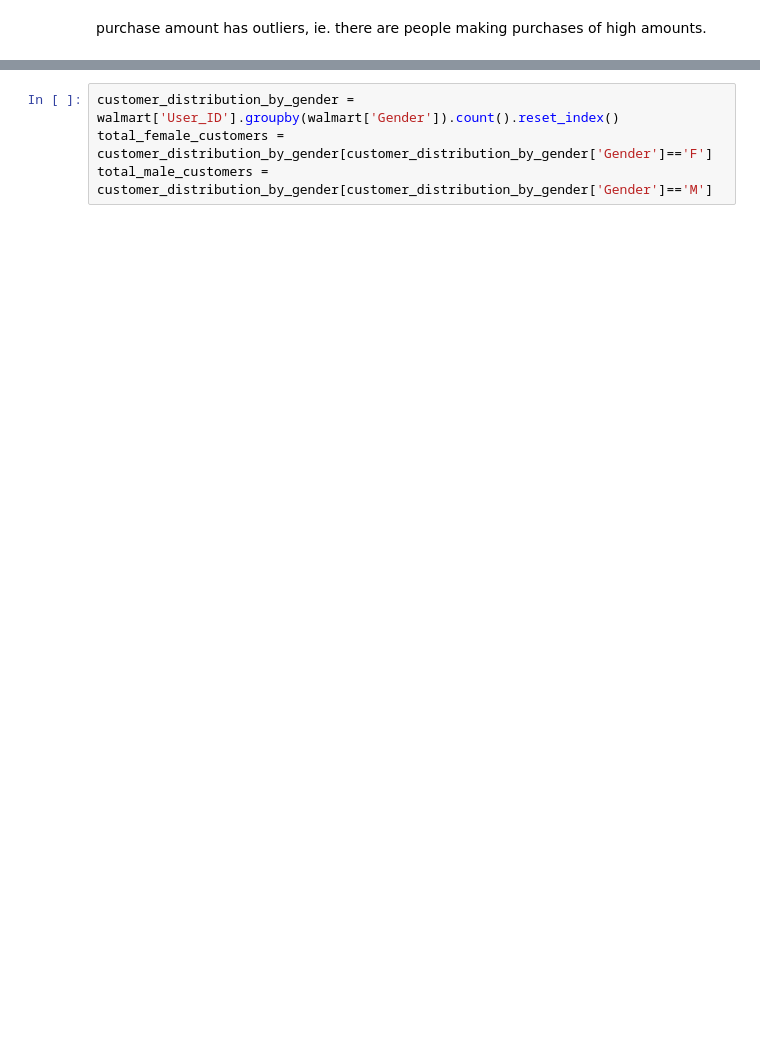
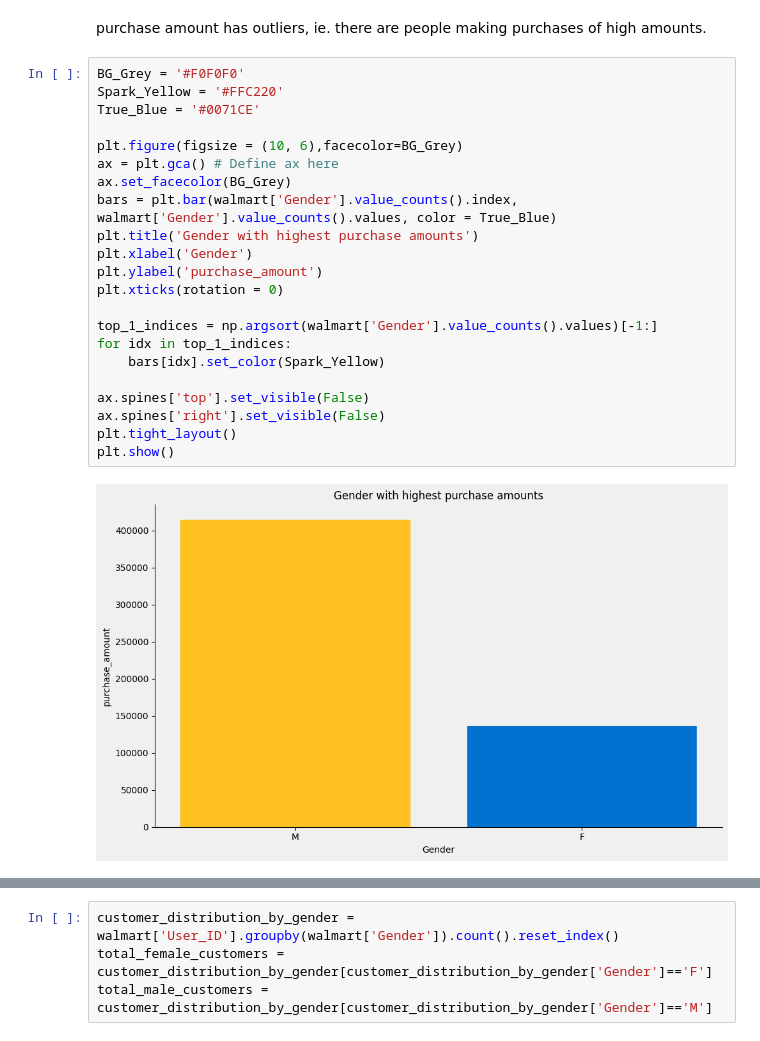
Before and after one commit to RichaGaharwar/Walmart---Confidence-Interval-CLT, a Jupyter notebook: Walmart_Confidence_Interval_&_CLT.ipynb, the cells around one changed output, grey strips where cells are left out. Drawn from its saved outputs; the diff is of its cells as text; blank space fills up the shorter version.

```diff
--- a/Walmart_Confidence_Interval_&_CLT.ipynb
+++ b/Walmart_Confidence_Interval_&_CLT.ipynb
@@ -204,2 +209,26 @@ plt.show()
 # %% [markdown]
 purchase amount has outliers, ie. there are people making purchases of high amounts.
+# %%
+BG_Grey = '#F0F0F0'
+Spark_Yellow = '#FFC220'
+True_Blue = '#0071CE'
+
+plt.figure(figsize = (10, 6),facecolor=BG_Grey)
+ax = plt.gca() # Define ax here
+ax.set_facecolor(BG_Grey)
+bars = plt.bar(walmart['Gender'].value_counts().index, walmart['Gender'].value_counts().values, color = True_Blue)
+plt.title('Gender with highest purchase amounts')
+plt.xlabel('Gender')
+plt.ylabel('purchase_amount')
+plt.xticks(rotation = 0)
+
+top_1_indices = np.argsort(walmart['Gender'].value_counts().values)[-1:]
+for idx in top_1_indices:
+    bars[idx].set_color(Spark_Yellow)
+
+ax.spines['top'].set_visible(False)
+ax.spines['right'].set_visible(False)
+plt.tight_layout()
+plt.show()
+# %% [output]
+[figure, added]
```
Also changed, not shown: parts of 57 cells of this notebook.
